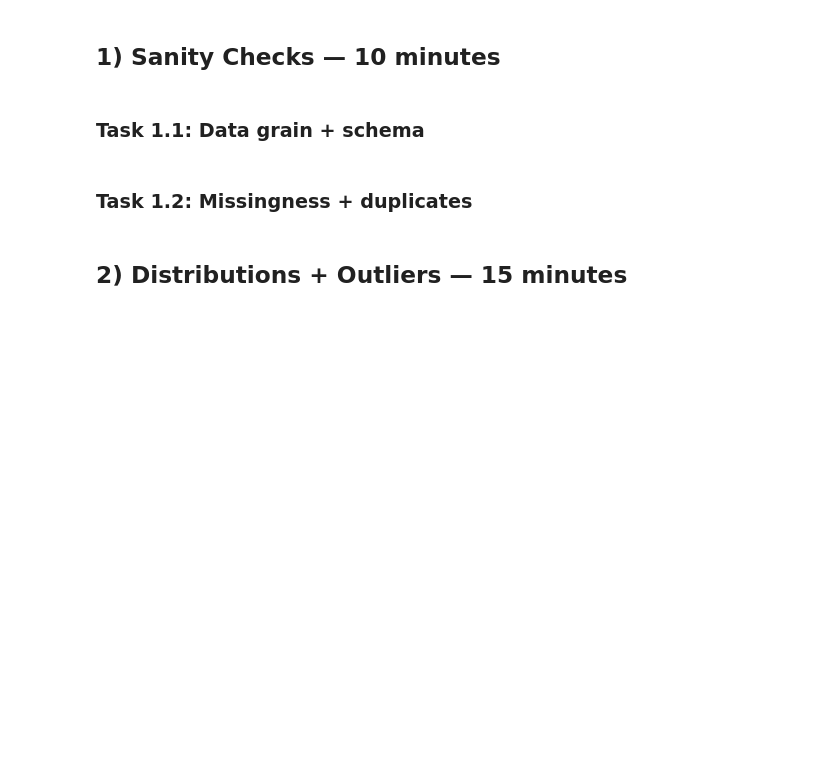
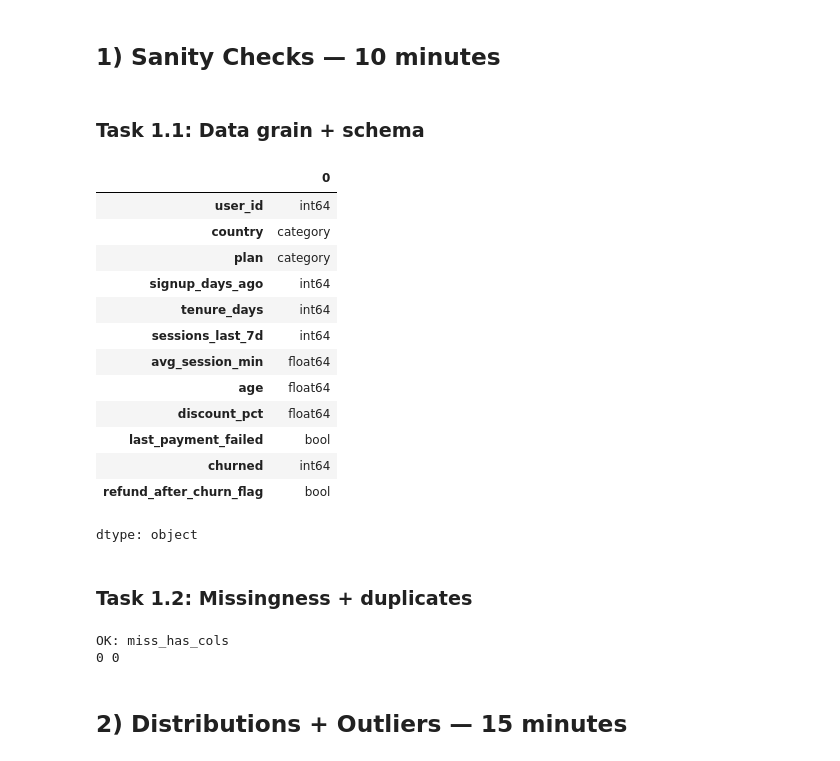
Before and after one commit to super30admin/EDA, a Jupyter notebook: eda_student_lab.ipynb, the cells around one changed output. Saved outputs shown, nothing was run; the diff lists cells and outputs as text; code cells hidden in the pictures; blank space fills up the shorter version.

```diff
--- a/eda_student_lab.ipynb
+++ b/eda_student_lab.ipynb
@@ -55,16 +64,47 @@ df.head()
 # %%
 # TODO: write 1-2 sentences: what is the grain of this dataset?
 
 # TODO: inspect dtypes; convert to appropriate types if needed
 df.dtypes
+df['country'] = df['country'].astype('category')
+df['plan'] = df['plan'].astype('category')
+
+df['last_payment_failed'] = df['last_payment_failed'].astype(bool)
+df['refund_after_churn_flag'] = df['refund_after_churn_flag'].astype(bool)
+df.dtypes
 
 # HINT: churned should be int/bool; categorical columns should remain object/category
+# %% [output]
+|  | 0 |
+| user_id | int64 |
+| country | category |
+| plan | category |
+| signup_days_ago | int64 |
+| tenure_days | int64 |
+| sessions_last_7d | int64 |
+| avg_session_min | float64 |
+| age | float64 |
+| discount_pct | float64 |
+| last_payment_failed | bool |
+| churned | int64 |
+| refund_after_churn_flag | bool |
+dtype: object
 # %% [markdown]
 ### Task 1.2: Missingness + duplicates
 # %%
 # TODO: build a missingness table with columns [n_missing, pct_missing] sorted desc
 def missingness_table(df: pd.DataFrame) -> pd.DataFrame:
-    raise NotImplementedError
+  n_missing = df.isna().sum()
+  pct_missing = n_missing / len(df) * 100
+
+  output = pd.DataFrame({
+      "n_missing" : n_missing,
+      "pct_missing" : pct_missing,
+  }).sort_values("pct_missing", ascending=False)
+
+  return output
+    # raise NotImplementedError
+
 
 miss = missingness_table(df)
 miss
@@ -72,9 +112,12 @@ miss
 check('miss_has_cols', set(miss.columns) >= {'n_missing','pct_missing'})
 
 # TODO: check duplicate rows and duplicate user_id
-n_dup_rows = None
-n_dup_user_id = None
+n_dup_rows = df.duplicated().sum()
+n_dup_user_id = df["user_id"].duplicated().sum()
 print(n_dup_rows, n_dup_user_id)
+# %% [output]
+OK: miss_has_cols
+0 0
 # %% [markdown]
 ## 2) Distributions + Outliers — 15 minutes
 # %% [markdown]
```
Also changed, not shown: parts of 8 cells of this notebook.
